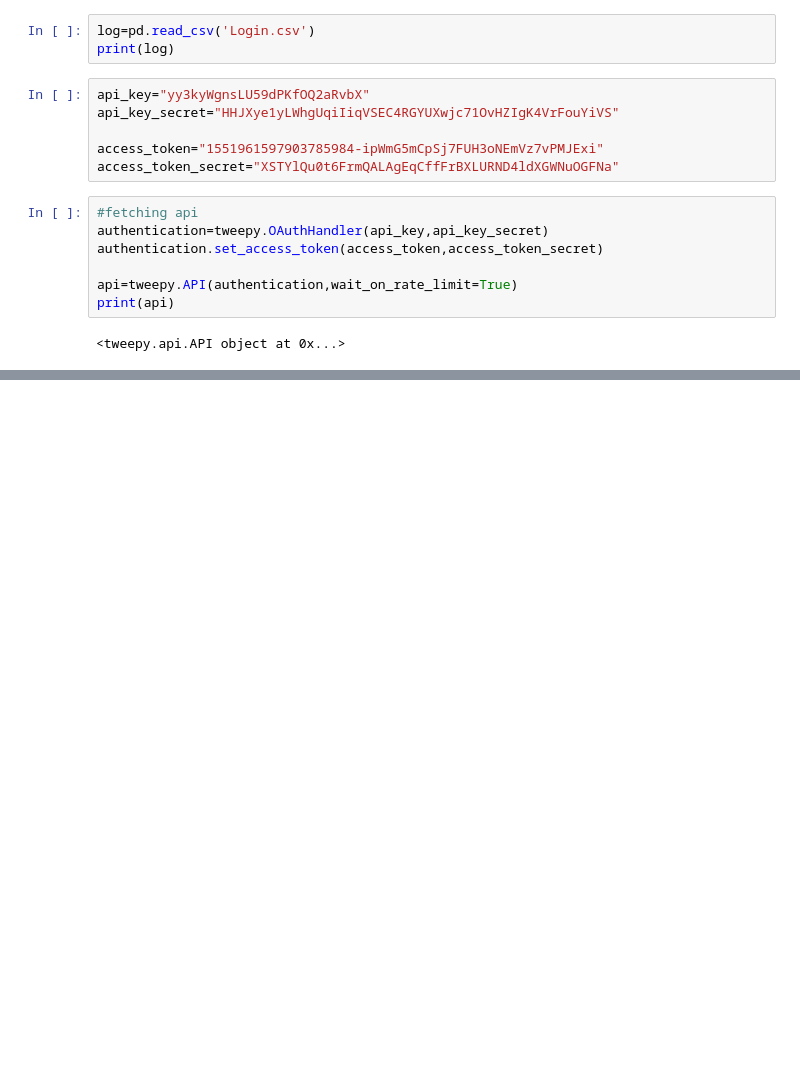
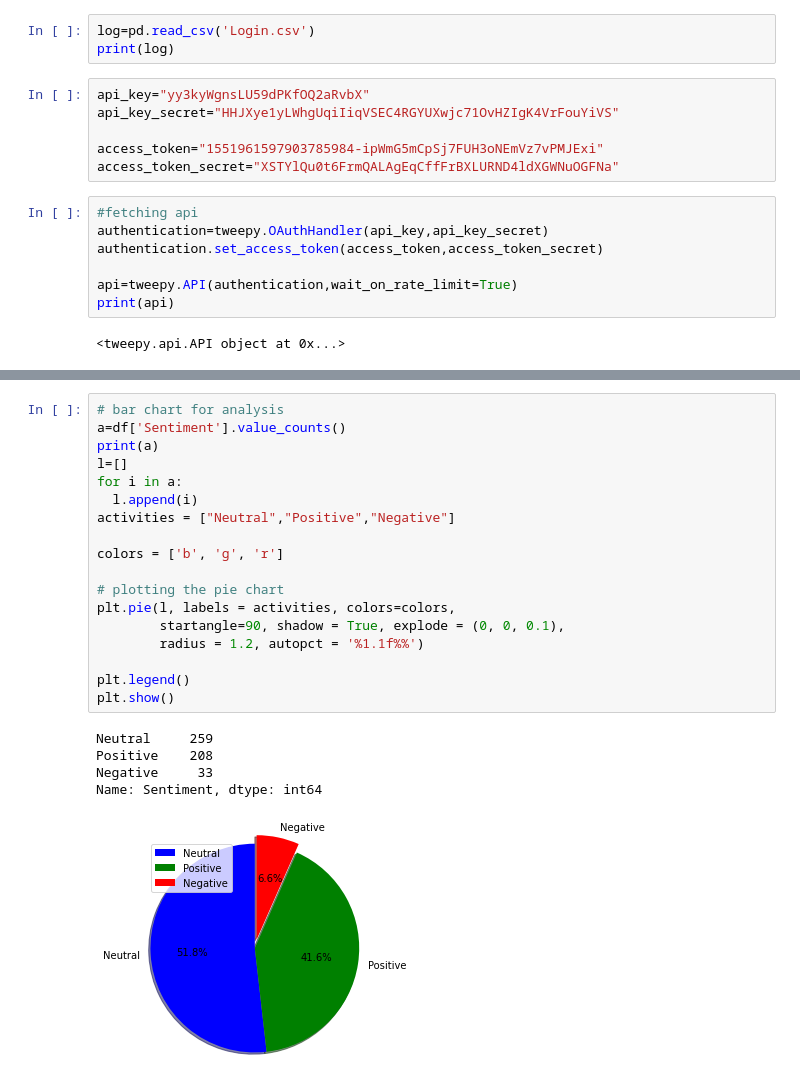
Before and after one commit to saur112/sentiment-Analysis-of-cryptocurrency, a Jupyter notebook: project_file.ipynb, the cells around one changed output, grey strips where cells are left out. Cells and saved outputs as stored; diff of their text form; blank space fills up the shorter version.

```diff
--- a/project_file.ipynb
+++ b/project_file.ipynb
@@ -77,0 +174,24 @@ df.head(10)
+# %%
+# bar chart for analysis
+a=df['Sentiment'].value_counts()
+print(a)
+l=[]
+for i in a:
+  l.append(i)
+activities = ["Neutral","Positive","Negative"]
+
+colors = ['b', 'g', 'r']
+
+# plotting the pie chart
+plt.pie(l, labels = activities, colors=colors,
+        startangle=90, shadow = True, explode = (0, 0, 0.1),
+        radius = 1.2, autopct = '%1.1f%%')
+
+plt.legend()
+plt.show()
+# %% [output]
+Neutral     259
+Positive    208
+Negative     33
+Name: Sentiment, dtype: int64
+[figure, added]
```
Also changed, not shown: parts of 9 cells of this notebook.
